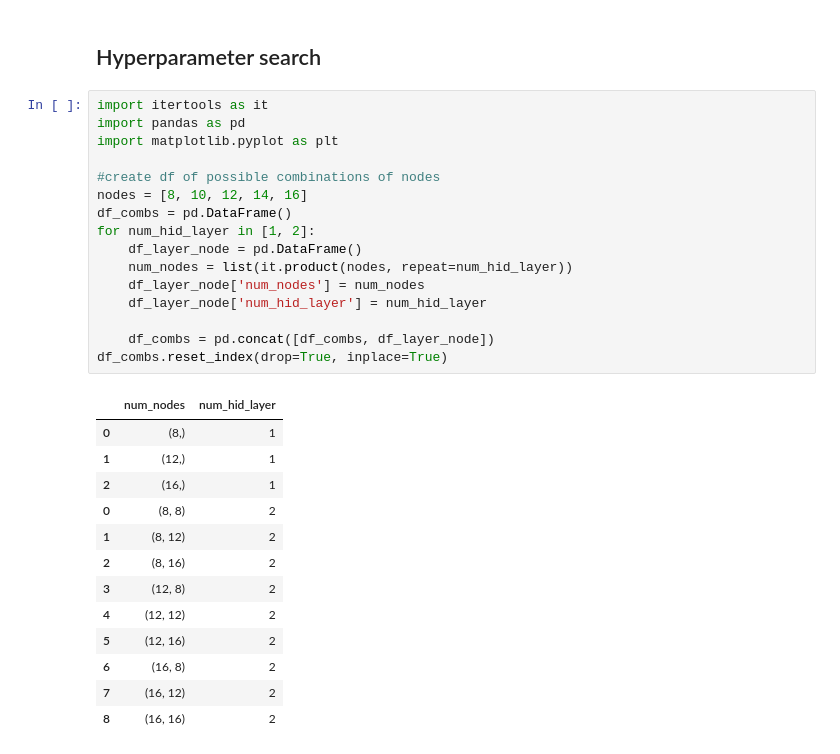
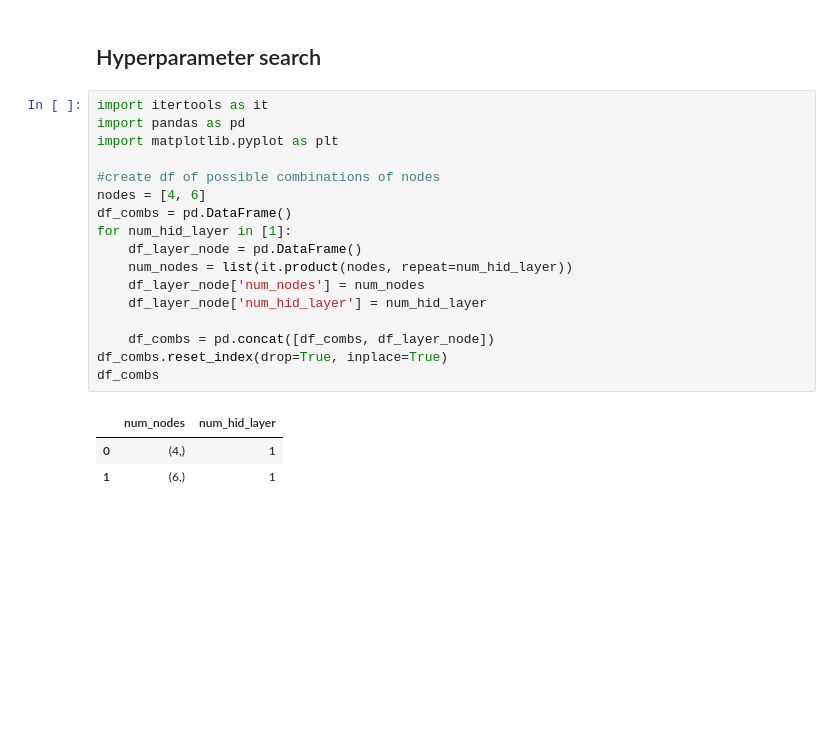
Before and after one commit to phdinds-aim/neural_net_class, a Jupyter notebook: neural_net_regression.ipynb, the cells around one changed output. Drawn from its saved outputs; the diff is of its cells as text; blank space fills up the shorter version.

```diff
--- a/neural_net_regression.ipynb
+++ b/neural_net_regression.ipynb
@@ -335,33 +313,24 @@ R2 score = 0.816284
 # %%
 import itertools as it
 import pandas as pd
 import matplotlib.pyplot as plt
 
 #create df of possible combinations of nodes
-nodes = [8, 10, 12, 14, 16]
+nodes = [4, 6]
 df_combs = pd.DataFrame()
-for num_hid_layer in [1, 2]:
+for num_hid_layer in [1]:
     df_layer_node = pd.DataFrame()
     num_nodes = list(it.product(nodes, repeat=num_hid_layer))
     df_layer_node['num_nodes'] = num_nodes
     df_layer_node['num_hid_layer'] = num_hid_layer
 
     df_combs = pd.concat([df_combs, df_layer_node])
 df_combs.reset_index(drop=True, inplace=True)
+df_combs
 # %% [output]
 |  | num_nodes | num_hid_layer |
-| 0 | (8,) | 1 |
-| 1 | (12,) | 1 |
-| 2 | (16,) | 1 |
-| 0 | (8, 8) | 2 |
-| 1 | (8, 12) | 2 |
-| 2 | (8, 16) | 2 |
-| 3 | (12, 8) | 2 |
-| 4 | (12, 12) | 2 |
-| 5 | (12, 16) | 2 |
-| 6 | (16, 8) | 2 |
-| 7 | (16, 12) | 2 |
-| 8 | (16, 16) | 2 |
+| 0 | (4,) | 1 |
+| 1 | (6,) | 1 |
 # %%
 #iterate over df to feed in NN
 
```
Also changed, not shown: parts of 15 cells of this notebook.
